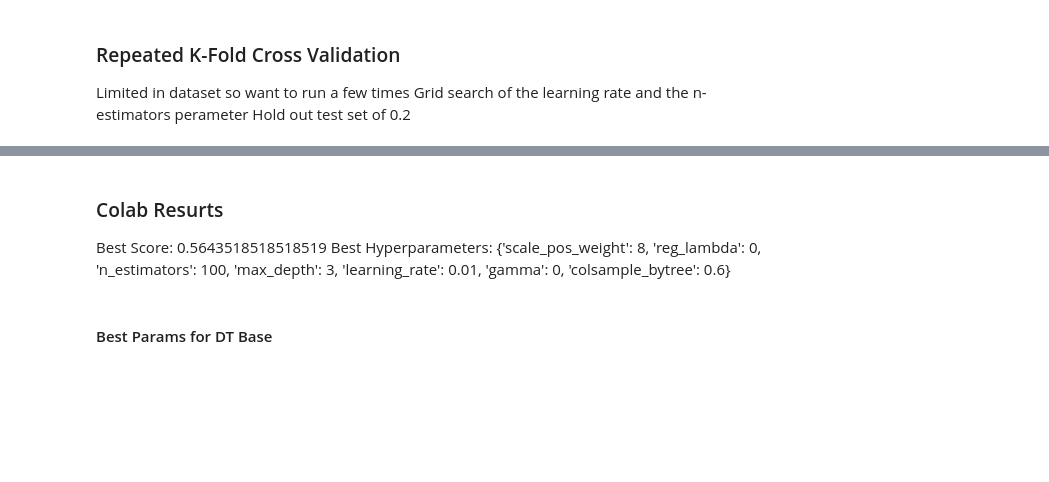
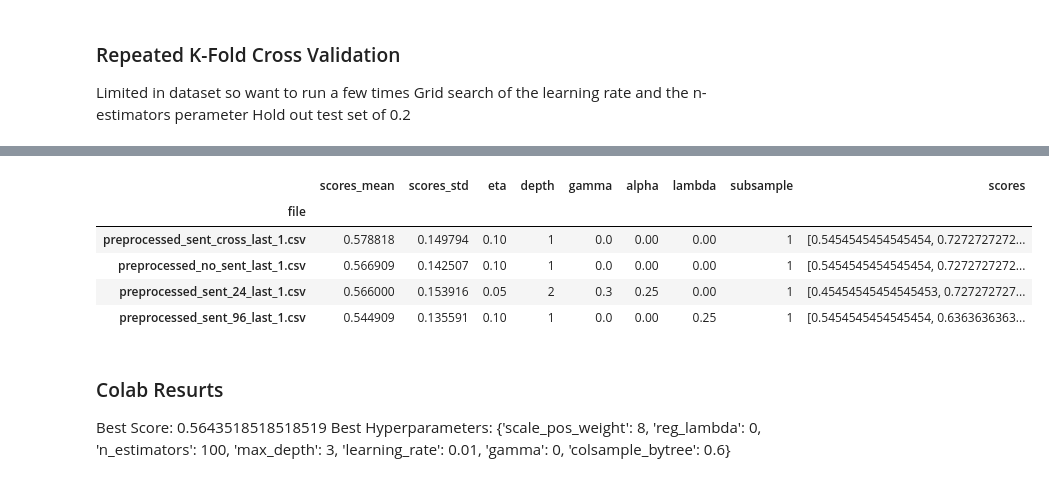
Before and after one commit to huuugh18/NFL_twitter_sentiment_odds, a Jupyter notebook: models/xgboost.ipynb, the cells around one changed output, grey strips where cells are left out. Cells and saved outputs as stored; diff of their text form; code cells hidden in the pictures; blank space fills up the shorter version.

```diff
--- a/models/xgboost.ipynb
+++ b/models/xgboost.ipynb
@@ -244,0 +290,3 @@ grid_cv.best_params_
+# %%
+files_test = [f for f in files if 'last_1' in f]
+files_test
@@ -244,0 +298,9 @@ grid_cv.best_params_
+# %%
+gammas = [0, 0.1, 0.3, 0.5]
+etas = [0.01, 0.05, 0.1, 0.3]
+max_depths = list(range(1,3,1))
+reg_lambdas = [0, 0.25]
+reg_alphas = [0, 0.25 ]
+subsamples =[0.9, 1]
+
+sent_results = all_datasets_2(files_test, gammas, etas, max_depths, reg_alphas, reg_lambdas, subsamples)
@@ -244,0 +325,10 @@ grid_cv.best_params_
+# %%
+df_sent_results = pd.DataFrame.from_records(sent_results, index ='file').sort_values('scores_mean', ascending=False)
+df_sent_results
+# %% [output]
+|  | scores_mean | scores_std | eta | depth | gamma | alpha | lambda | subsample | scores |
+| file |  |  |  |  |  |  |  |  |  |
+| preprocessed_sent_cross_last_1.csv | 0.578818 | 0.149794 | 0.10 | 1 | 0.0 | 0.00 | 0.00 | 1 | [0.5454545454545454, 0.7272727272... |
+| preprocessed_no_sent_last_1.csv | 0.566909 | 0.142507 | 0.10 | 1 | 0.0 | 0.00 | 0.00 | 1 | [0.5454545454545454, 0.7272727272... |
+| preprocessed_sent_24_last_1.csv | 0.566000 | 0.153916 | 0.05 | 2 | 0.3 | 0.25 | 0.00 | 1 | [0.45454545454545453, 0.727272727... |
+| preprocessed_sent_96_last_1.csv | 0.544909 | 0.135591 | 0.10 | 1 | 0.0 | 0.00 | 0.25 | 1 | [0.5454545454545454, 0.6363636363... |
@@ -260,2 +346,0 @@ def get_best_params(all_scores):
-# %% [markdown]
-#### Best Params for DT Base
```
Also changed, not shown: parts of 37 cells of this notebook, 24 other files.
